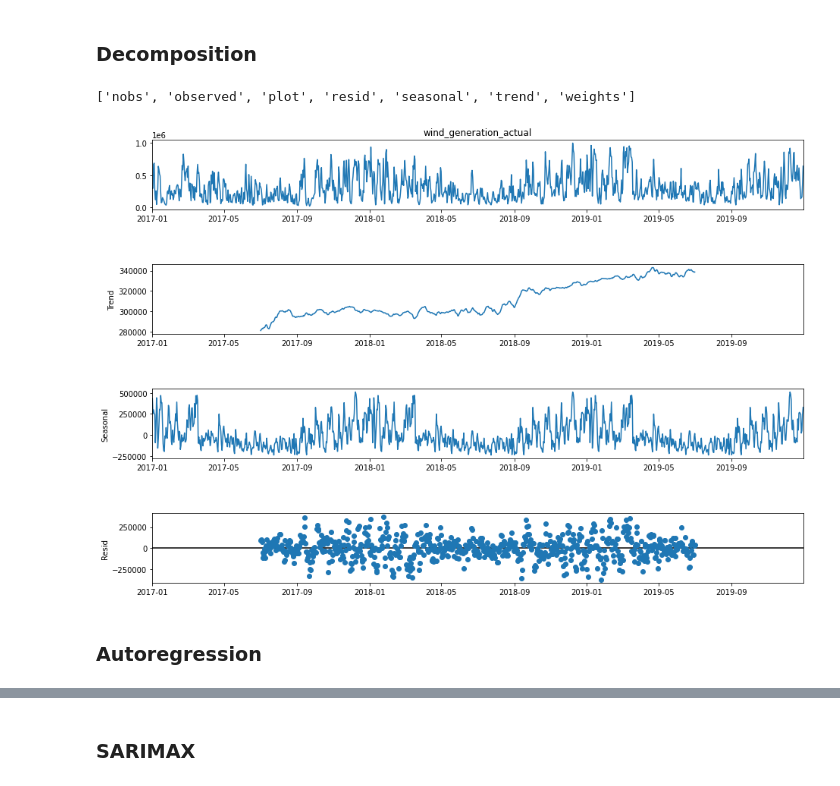
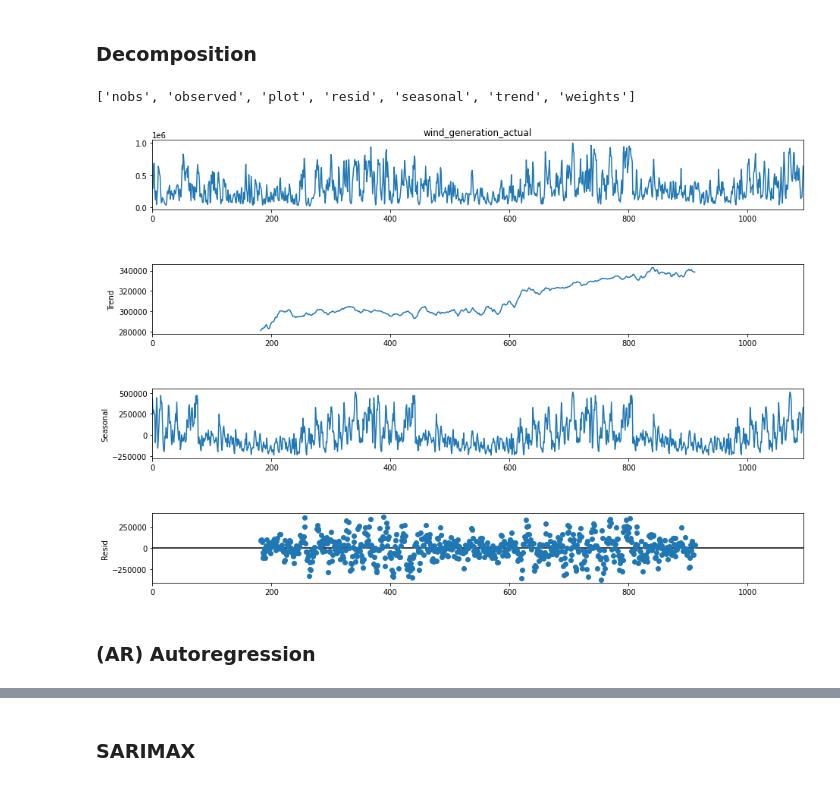
Before and after one commit to ayoskovich/wind_power, a Jupyter notebook: wind-power.ipynb, the cells around one changed output, grey strips where cells are left out. Drawn from its saved outputs; the diff is of its cells as text; code cells hidden in the pictures.

```diff
--- a/wind-power.ipynb
+++ b/wind-power.ipynb
@@ -80,18 +80,18 @@ autocorrelation_plot(df['wind_generation_actual'], ax = ax);
 ### Decomposition
 # %%
 result = seasonal_decompose(
-    df.set_index('utc_timestamp')['wind_generation_actual'], model='additive',
+    df['wind_generation_actual'], model='additive',
     period=365
 )
 
 print([x for x in dir(result) if not x.startswith('_')])
 
 result.plot();
 plt.gcf().set_figwidth(15)
 plt.gcf().set_figheight(10)
 # %% [output]
 ['nobs', 'observed', 'plot', 'resid', 'seasonal', 'trend', 'weights']
-[figure, old version]
+[figure, new version]
 # %% [markdown]
-### Autoregression
+### (AR) Autoregression
 # %%
```
Also changed, not shown: parts of 5 cells of this notebook.
